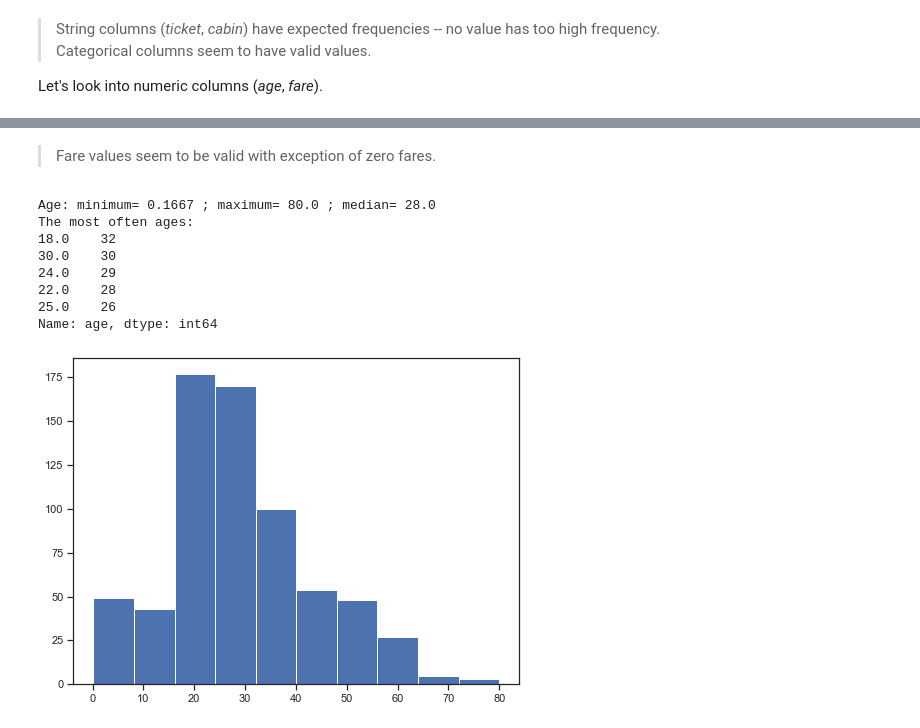
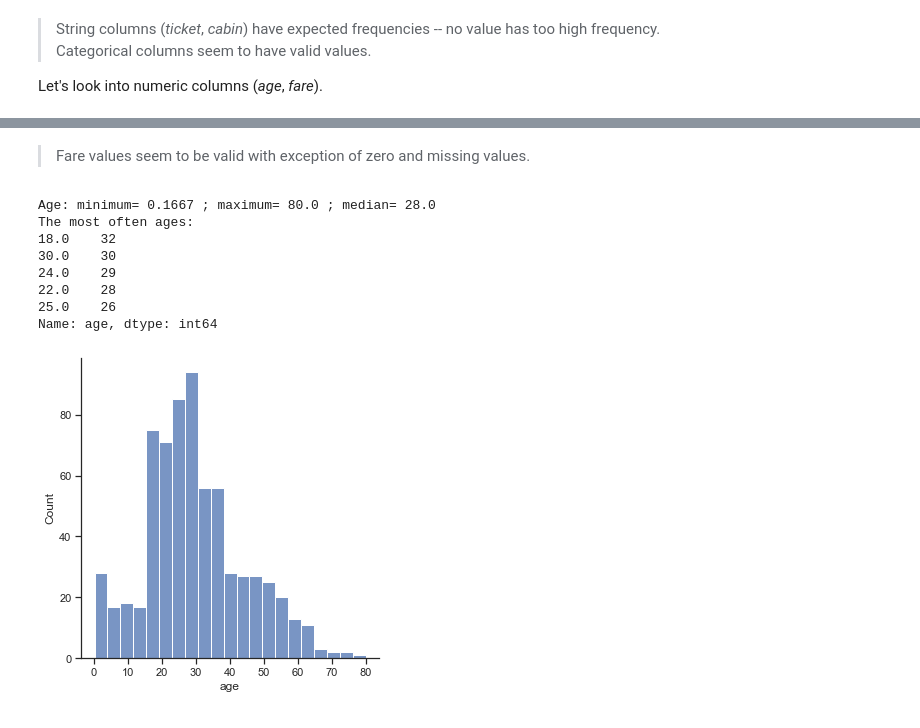
Before and after one commit to profinit/MFF-DS, a Jupyter notebook: practice/week_6_preparation/NDBI048-data_preparation.ipynb, the cells around one changed output, grey strips where cells are left out. Saved outputs shown, nothing was run; the diff lists cells and outputs as text; code cells hidden in the pictures.

```diff
--- a/practice/week_6_preparation/NDBI048-data_preparation.ipynb
+++ b/practice/week_6_preparation/NDBI048-data_preparation.ipynb
@@ -22,6 +22,4 @@ import numpy as np
 import matplotlib.pyplot as plt
 import seaborn as sns
 
-pd.set_option("display.precision", 2)
-plt.rcParams['figure.figsize'] = [8, 6]
 sns.set_theme(style="ticks", color_codes=True)
@@ -123,19 +121,17 @@ Name: fare, dtype: int64
 # %% [markdown]
-> Fare values seem to be valid with exception of zero fares.
+> Fare values seem to be valid with exception of zero and missing values.
 # %%
-plt.hist(df1['age'])
-
+sns.displot(df1['age'])
 print('Age: minimum=', df1['age'].min(), '; maximum=', df1['age'].max(), '; median=', df1['age'].median())
-# zero fare is rather unexpected; how many passenger have zero fare?
 print('The most often ages:')
 print(df1['age'].value_counts().sort_values(ascending=False).iloc[0:5])
 # %% [output]
 Age: minimum= 0.1667 ; maximum= 80.0 ; median= 28.0
 The most often ages:
 18.0    32
 30.0    30
 24.0    29
 22.0    28
 25.0    26
 Name: age, dtype: int64
-[figure, old version]
+[figure, new version]
```
Also changed, not shown: parts of 22 cells of this notebook, 1 other file.
